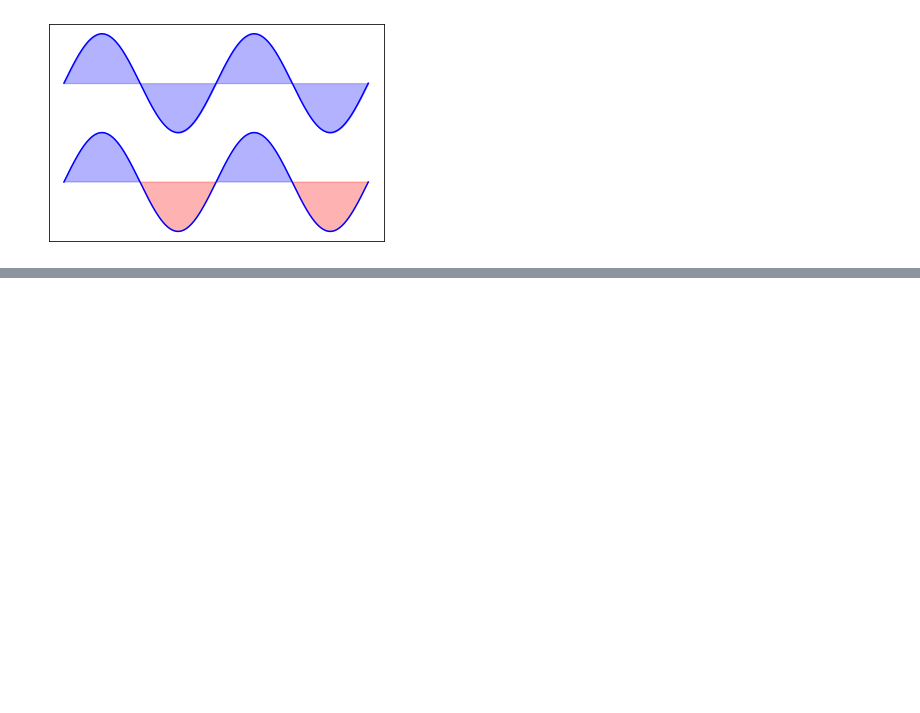
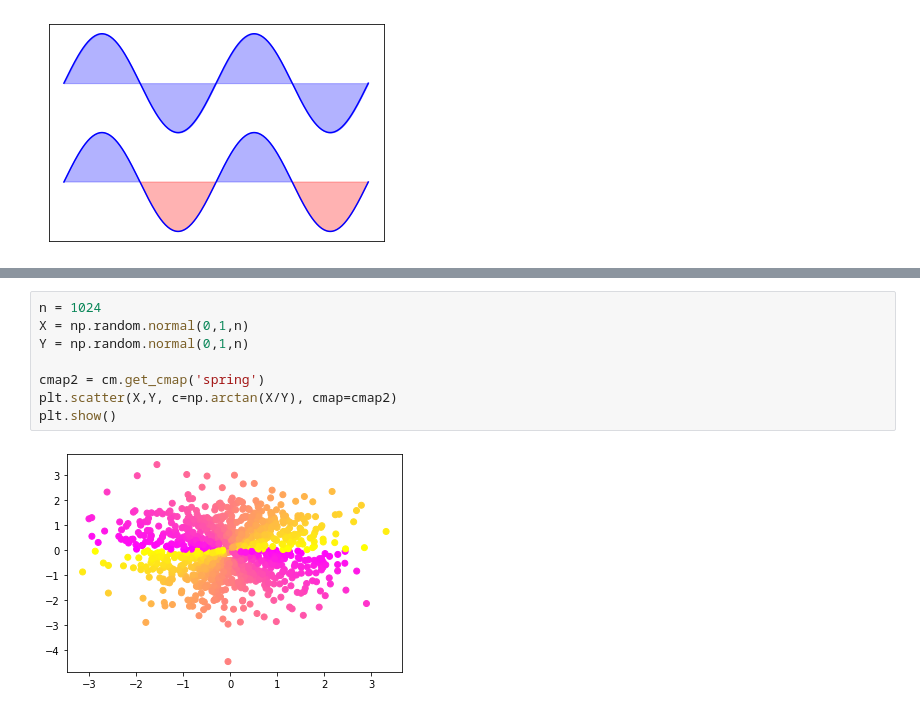
Before and after one commit to angelrps/MasterDataScience, a Jupyter notebook: ExtraClassExercises/Matplotlib_Exercises.ipynb, the cells around one changed output, grey strips where cells are left out. Saved outputs shown, nothing was run; the diff lists cells and outputs as text; blank space fills up the shorter version.

```diff
--- a/ExtraClassExercises/Matplotlib_Exercises.ipynb
+++ b/ExtraClassExercises/Matplotlib_Exercises.ipynb
@@ -40,0 +63,10 @@ plt.savefig('sine_exercise.png')
+# %%
+n = 1024
+X = np.random.normal(0,1,n)
+Y = np.random.normal(0,1,n)
+
+cmap2 = cm.get_cmap('spring')
+plt.scatter(X,Y, c=np.arctan(X/Y), cmap=cmap2)
+plt.show()
+# %% [output]
+[figure, added]
```
Also changed, not shown: parts of 9 cells of this notebook, 2 other files.
